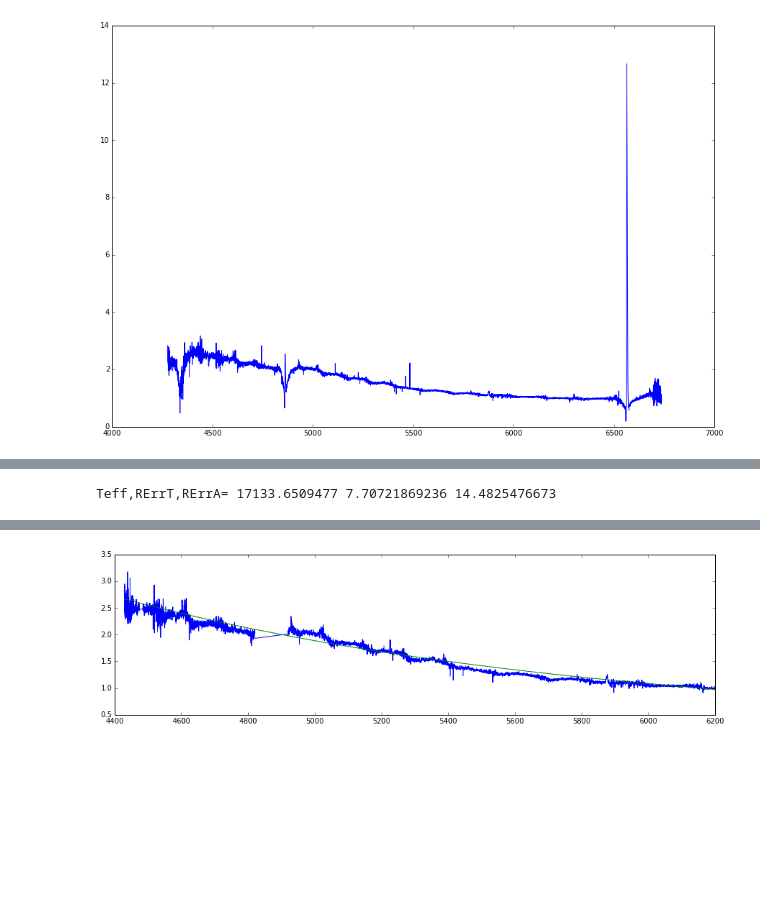
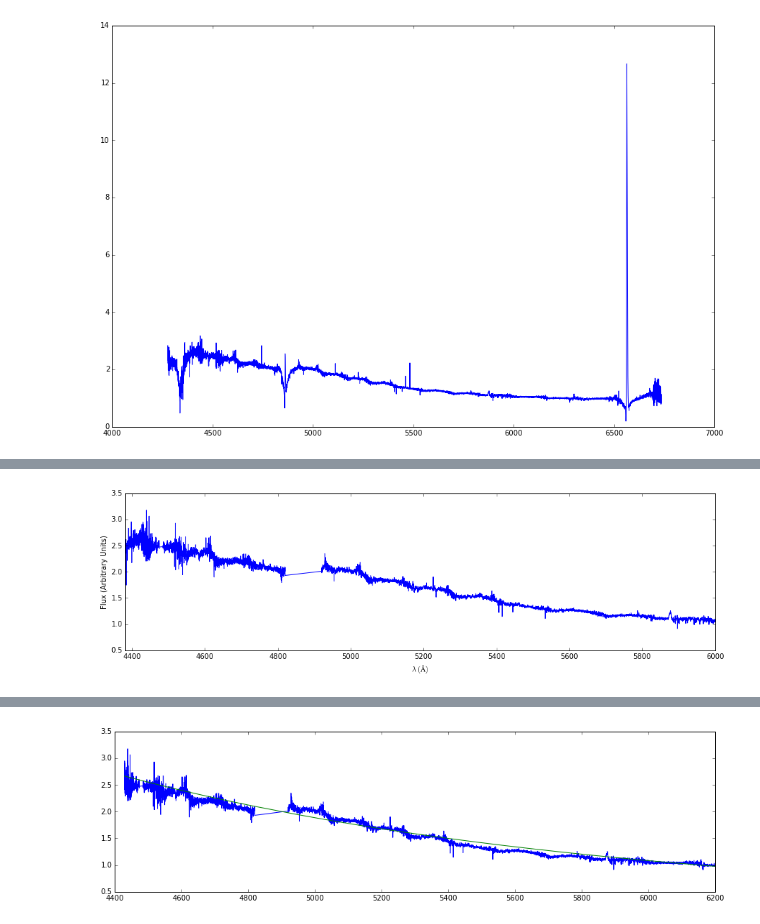
Before and after one commit to saint-germain/espectros-andes, a Jupyter notebook: continuo.ipynb, the cells around one changed output, grey strips where cells are left out. Cells and saved outputs as stored; diff of their text form; code cells hidden in the pictures; blank space fills up the shorter version.

```diff
--- a/continuo.ipynb
+++ b/continuo.ipynb
@@ -104,14 +20,0 @@ plt.plot(l,x)
-# %%
-miter=1000
-prob=1/1000.
-ptemp=np.zeros(miter)
-pA=np.zeros(miter)
-for i in range(miter):
-    lottery=np.random.choice([0, 1], size=(x.size,), p=[1-prob, prob])
-    llot=lottery.astype(bool)
-    par,pconv = curve_fit(bbody, l[llot], x[llot],p0=[10000.,1.])
-    ptemp[i]=par[0]
-    pA[i]=par[1]
-print "Teff,RErrT,RErrA=",ptemp.mean(),np.std(ptemp)*100/np.mean(ptemp),np.std(pA)*100/np.mean(pA)
-# %% [output]
-Teff,RErrT,RErrA= 17133.6509477 7.70721869236 14.4825476673
@@ -117,0 +23,49 @@ Teff,RErrT,RErrA= 17133.6509477 7.70721869236 14.4825476673
+# %%
+l=A[:,0]
+x=A[:,1]
+lin=4380
+lfi=6000
+lwin=4820
+#lwfi=4920
+lwfi=4920
+x=x[l<lfi]
+l=l[l<lfi]
+x=x[l>lin]
+l=l[l>lin]
+
+x=np.concatenate((x[l<lwin],x[l>lwfi]))
+l=np.concatenate((l[l<lwin],l[l>lwfi]))
+lwin=4475
+#lwfi=490
+lwfi=4485
+x=np.concatenate((x[l<lwin],x[l>lwfi]))
+l=np.concatenate((l[l<lwin],l[l>lwfi]))
+lwin=4744
+#lwfi=490
+lwfi=4746
+x=np.concatenate((x[l<lwin],x[l>lwfi]))
+l=np.concatenate((l[l<lwin],l[l>lwfi]))
+lwin=5111
+#lwfi=490
+lwfi=5112
+x=np.concatenate((x[l<lwin],x[l>lwfi]))
+l=np.concatenate((l[l<lwin],l[l>lwfi]))
+lwin=5460
+#lwfi=490
+lwfi=5462
+x=np.concatenate((x[l<lwin],x[l>lwfi]))
+l=np.concatenate((l[l<lwin],l[l>lwfi]))
+lwin=5482
+#lwfi=490
+lwfi=5484
+x=np.concatenate((x[l<lwin],x[l>lwfi]))
+l=np.concatenate((l[l<lwin],l[l>lwfi]))
+plt.figure(figsize=(15,4))
+plt.plot(l,x)
+plt.xlim(l.min(),l.max())
+plt.xlabel(r'$\lambda\ (\AA)$')
+plt.ylabel(r'Flux (Arbitrary Units)')
+y=x
+x=l
+# %% [output]
+[figure, added]
```
Also changed, not shown: parts of 61 cells of this notebook, 7 other files.
